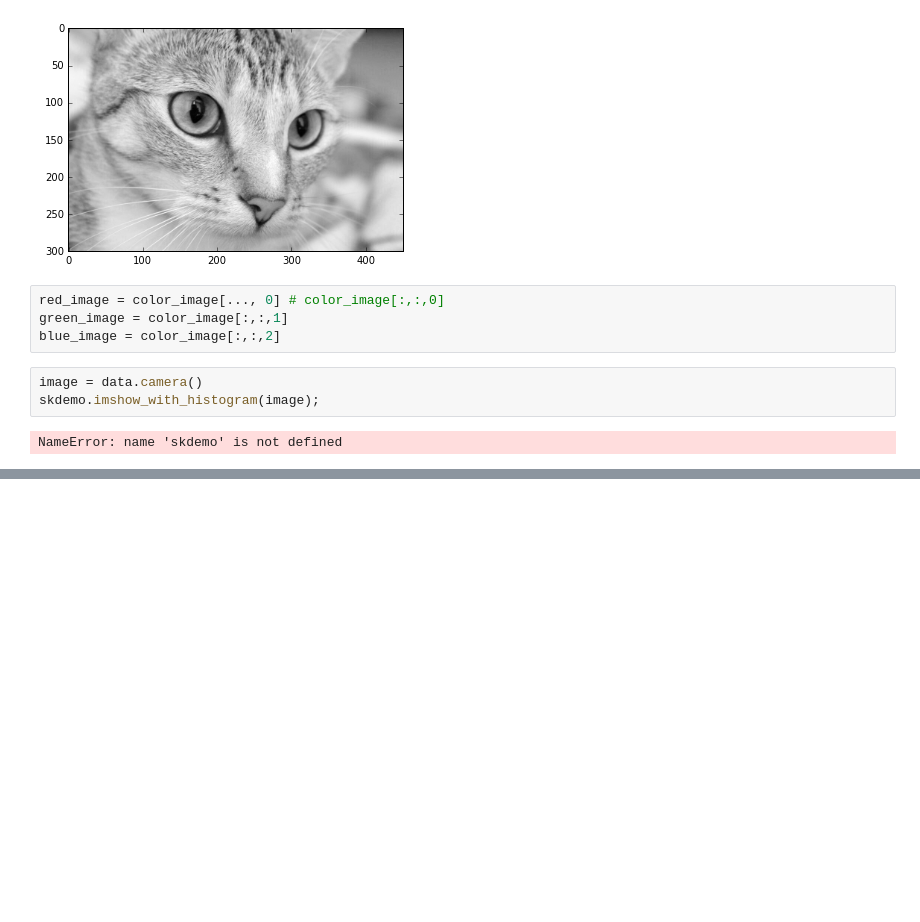
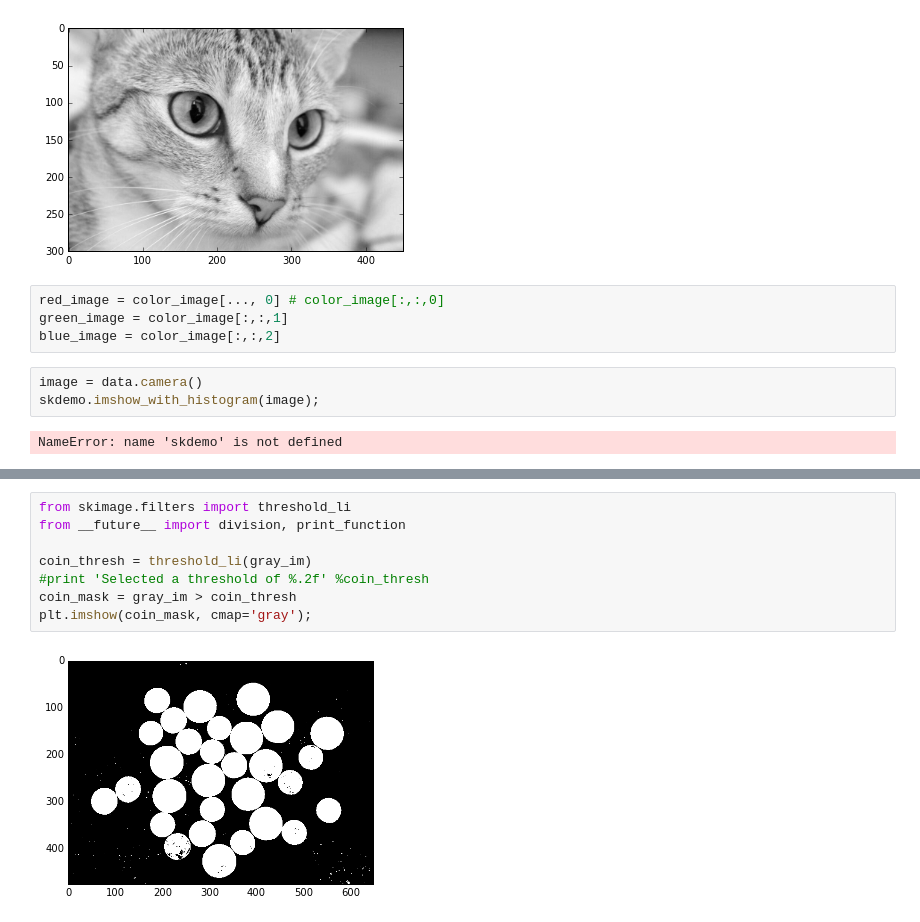
Before and after one commit to statkclee/trilobite, a Jupyter notebook: skimage-scipy-mgmt.ipynb, the cells around one changed output, grey strips where cells are left out. Drawn from its saved outputs; the diff is of its cells as text; blank space fills up the shorter version.

```diff
--- a/skimage-scipy-mgmt.ipynb
+++ b/skimage-scipy-mgmt.ipynb
@@ -30,0 +69,10 @@ NameError: name 'skdemo' is not defined
+# %%
+from skimage.filters import threshold_li
+from __future__ import division, print_function
+
+coin_thresh = threshold_li(gray_im)
+#print 'Selected a threshold of %.2f' %coin_thresh
+coin_mask = gray_im > coin_thresh
+plt.imshow(coin_mask, cmap='gray');
+# %% [output]
+[figure, added]
```
Also changed, not shown: parts of 9 cells of this notebook, 8 other files.
